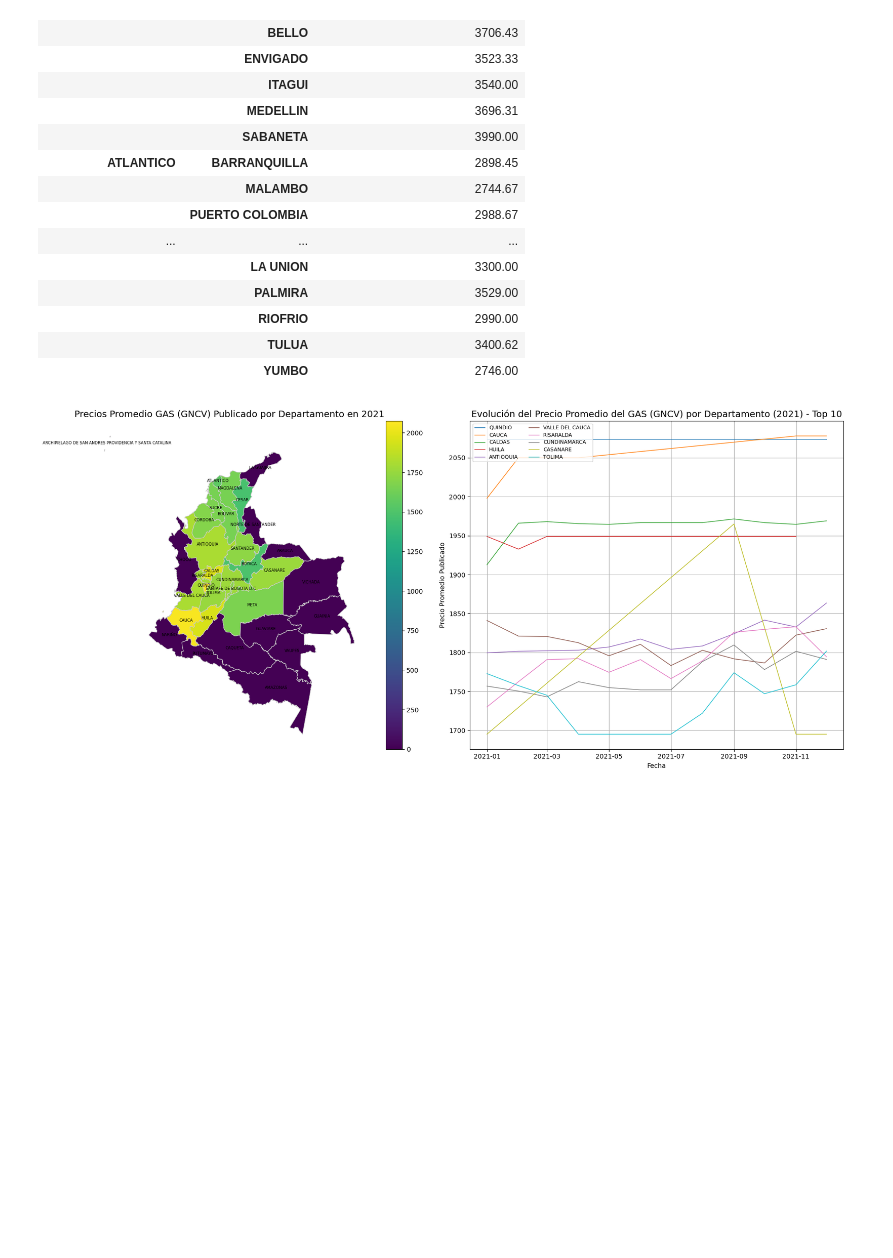
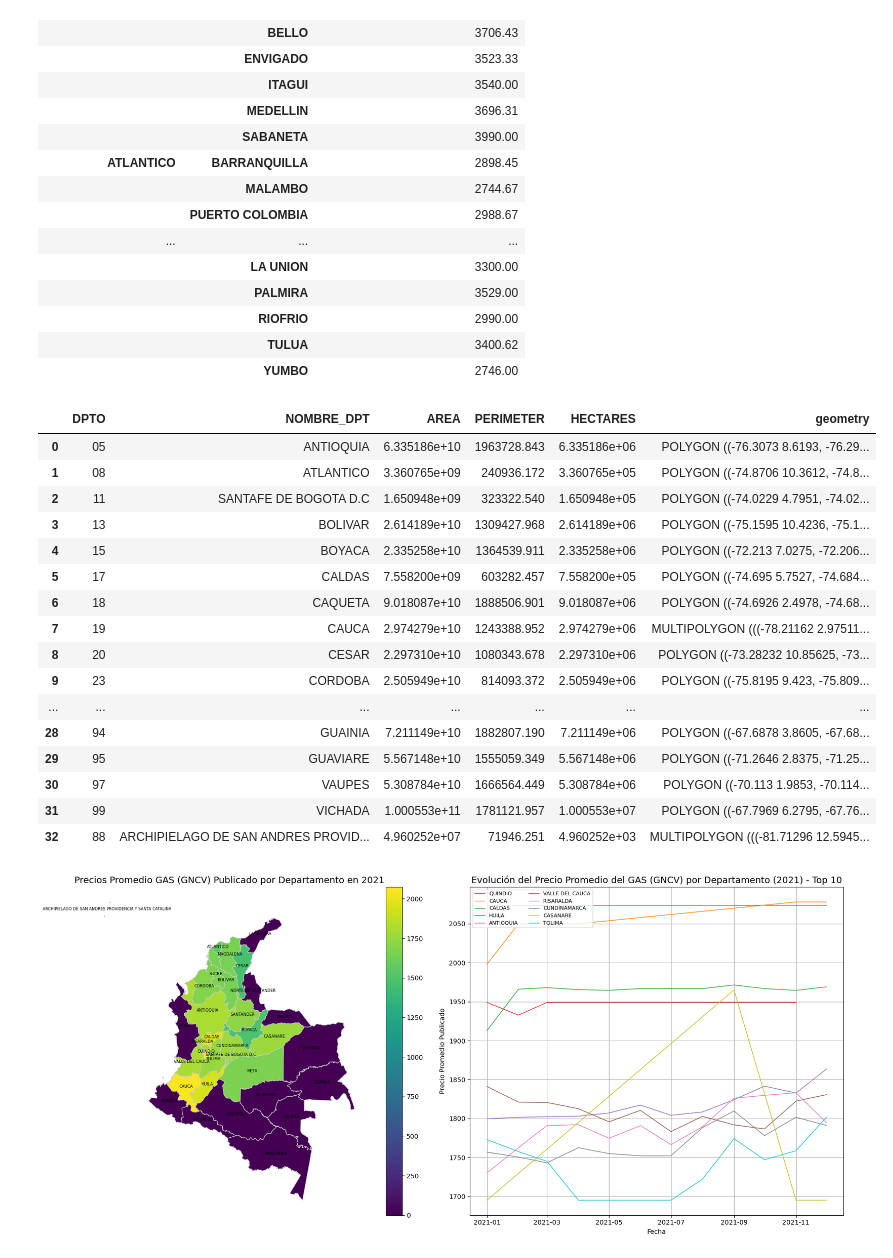
Before and after one commit to sePerezAlbor/DataVizWork1, a Jupyter notebook: _sources/actividadcorte2.ipynb, the cells around one changed output. Cells and saved outputs as stored; diff of their text form; code cells hidden in the pictures; blank space fills up the shorter version.

```diff
--- a/_sources/actividadcorte2.ipynb
+++ b/_sources/actividadcorte2.ipynb
@@ -292,6 +299,28 @@ df_2025.groupby(['DEPARTAMENTO_EDS','MUNICIPIO_EDS']).agg({
 |  | RIOFRIO | 2990.00 |
 |  | TULUA | 3400.62 |
 |  | YUMBO | 2746.00 |
+# %%
+geojson_url = 'https://raw.githubusercontent.com/lihkir/Uninorte/main/AppliedStatisticMS/DataVisualizationRPython/Lectures/Python/PythonDataSets/Colombia.geo.json'
+colombia_geo = gpd.read_file(geojson_url)
+colombia_geo
+# %% [output]
+|  | DPTO | NOMBRE_DPT | AREA | PERIMETER | HECTARES | geometry |
+| 0 | 05 | ANTIOQUIA | 6.335186e+10 | 1963728.843 | 6.335186e+06 | POLYGON ((-76.3073 8.6193, -76.29... |
+| 1 | 08 | ATLANTICO | 3.360765e+09 | 240936.172 | 3.360765e+05 | POLYGON ((-74.8706 10.3612, -74.8... |
+| 2 | 11 | SANTAFE DE BOGOTA D.C | 1.650948e+09 | 323322.540 | 1.650948e+05 | POLYGON ((-74.0229 4.7951, -74.02... |
+| 3 | 13 | BOLIVAR | 2.614189e+10 | 1309427.968 | 2.614189e+06 | POLYGON ((-75.1595 10.4236, -75.1... |
+| 4 | 15 | BOYACA | 2.335258e+10 | 1364539.911 | 2.335258e+06 | POLYGON ((-72.213 7.0275, -72.206... |
+| 5 | 17 | CALDAS | 7.558200e+09 | 603282.457 | 7.558200e+05 | POLYGON ((-74.695 5.7527, -74.684... |
+| 6 | 18 | CAQUETA | 9.018087e+10 | 1888506.901 | 9.018087e+06 | POLYGON ((-74.6926 2.4978, -74.68... |
+| 7 | 19 | CAUCA | 2.974279e+10 | 1243388.952 | 2.974279e+06 | MULTIPOLYGON (((-78.21162 2.97511... |
+| 8 | 20 | CESAR | 2.297310e+10 | 1080343.678 | 2.297310e+06 | POLYGON ((-73.28232 10.85625, -73... |
+| 9 | 23 | CORDOBA | 2.505949e+10 | 814093.372 | 2.505949e+06 | POLYGON ((-75.8195 9.423, -75.809... |
+| ... | ... | ... | ... | ... | ... | ... |
+| 28 | 94 | GUAINIA | 7.211149e+10 | 1882807.190 | 7.211149e+06 | POLYGON ((-67.6878 3.8605, -67.68... |
+| 29 | 95 | GUAVIARE | 5.567148e+10 | 1555059.349 | 5.567148e+06 | POLYGON ((-71.2646 2.8375, -71.25... |
+| 30 | 97 | VAUPES | 5.308784e+10 | 1666564.449 | 5.308784e+06 | POLYGON ((-70.113 1.9853, -70.114... |
+| 31 | 99 | VICHADA | 1.000553e+11 | 1781121.957 | 1.000553e+07 | POLYGON ((-67.7969 6.2795, -67.76... |
+| 32 | 88 | ARCHIPIELAGO DE SAN ANDRES PROVID... | 4.960252e+07 | 71946.251 | 4.960252e+03 | MULTIPOLYGON (((-81.71296 12.5945... |
 # %%
 geojson_url = 'https://raw.githubusercontent.com/lihkir/Uninorte/main/AppliedStatisticMS/DataVisualizationRPython/Lectures/Python/PythonDataSets/Colombia.geo.json'
 colombia_geo = gpd.read_file(geojson_url)
```
Also changed, not shown: parts of 7 cells of this notebook, 10 other files.
